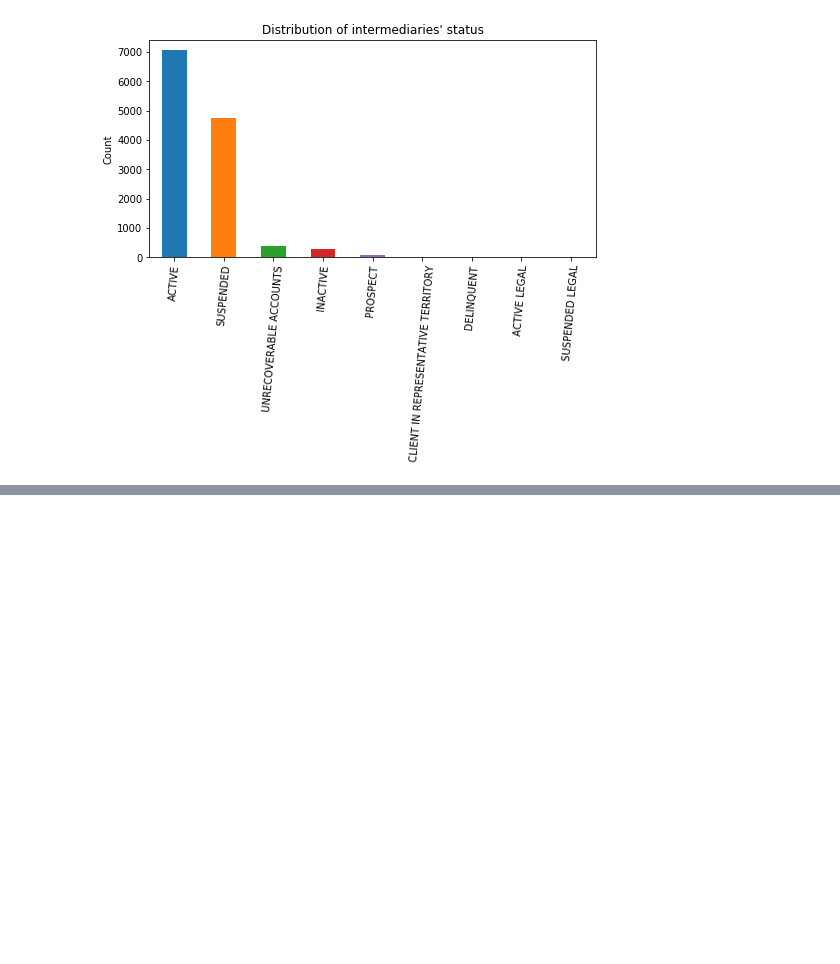
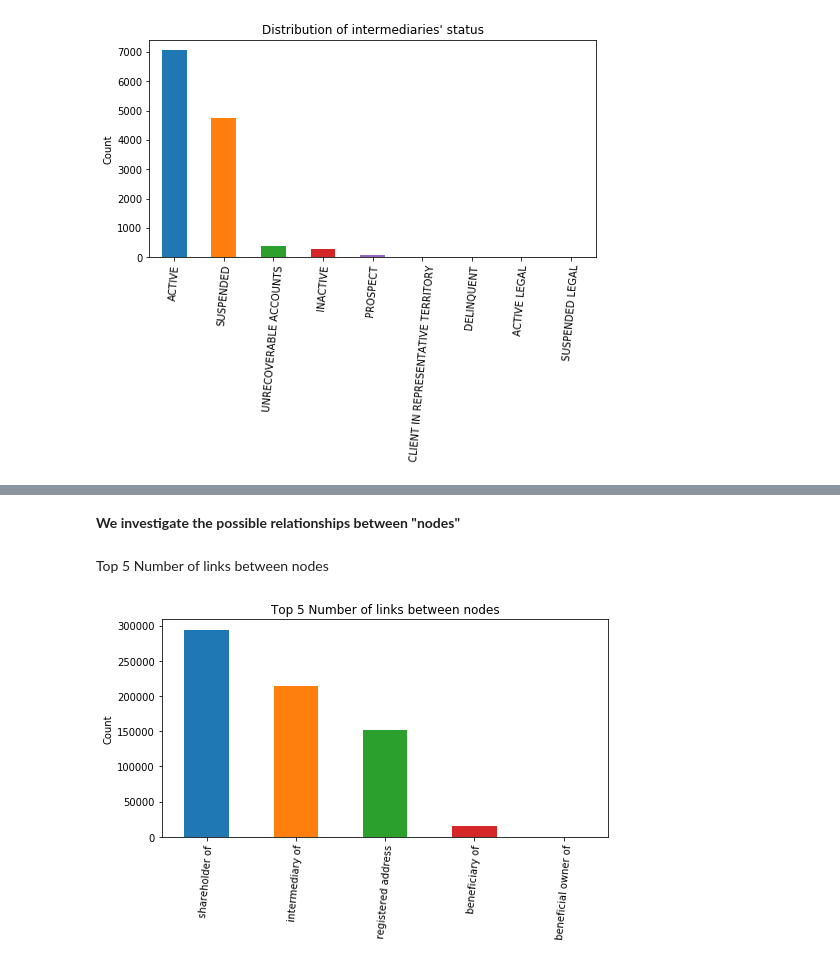
Before and after one commit to franckdess/ADA-Project, a Jupyter notebook: ml2.ipynb, the cells around one changed output, grey strips where cells are left out. Saved outputs shown, nothing was run; the diff lists cells and outputs as text; code cells hidden in the pictures; blank space fills up the shorter version.

```diff
--- a/ml2.ipynb
+++ b/ml2.ipynb
@@ -209,0 +223,10 @@ plot_counts("Distribution of intermediaries' status", inter_status)
+# %% [markdown]
+**We investigate the possible relationships between "nodes"**
+# %% [markdown]
+Top 5 Number of links between nodes
+# %%
+links = edges['link'].value_counts()[:5]
+
+plot_counts("Top 5 Number of links between nodes", links)
+# %% [output]
+[figure, added]
```
Also changed, not shown: parts of 22 cells of this notebook.
